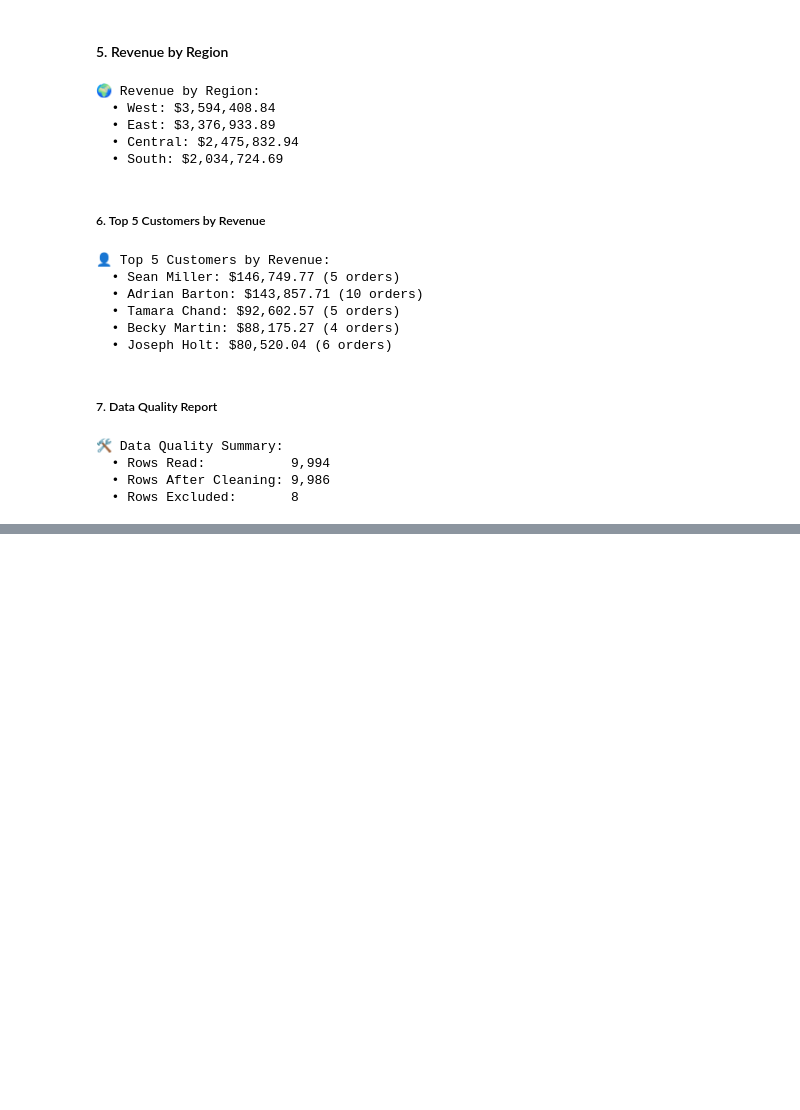
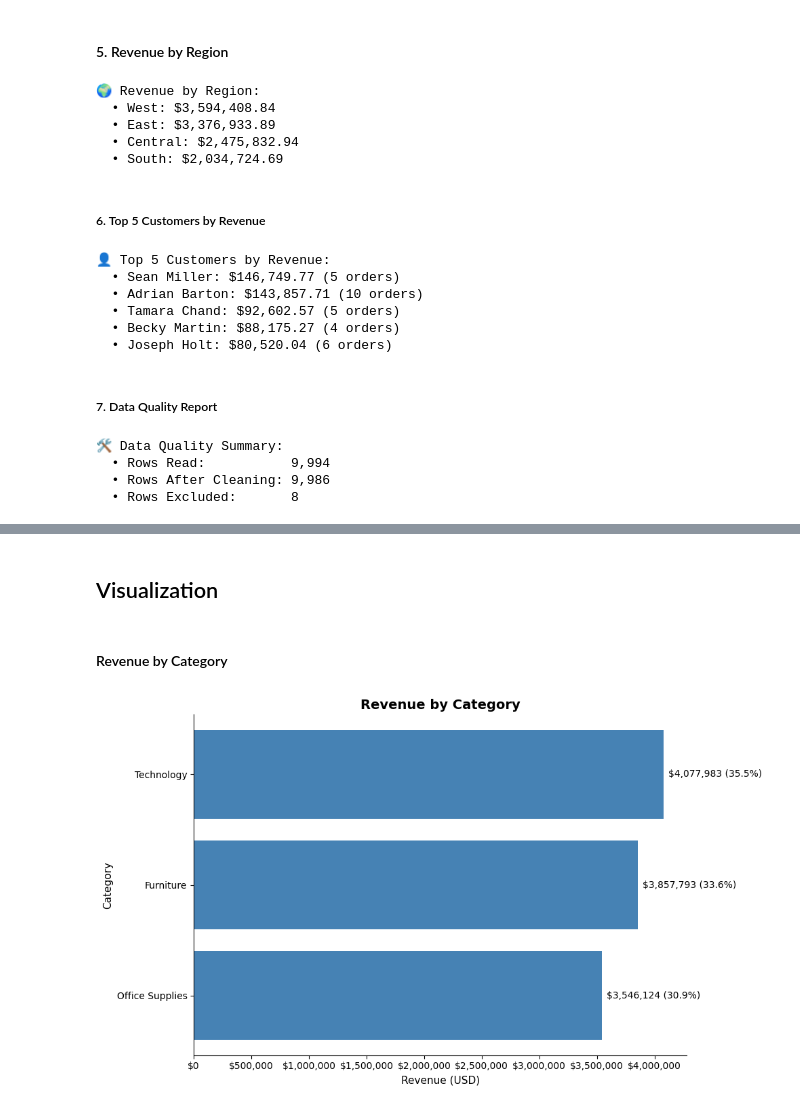
Before and after one commit to adilshah150139/Sales-Exploratory-Enalysis-Python, a Jupyter notebook: NoteBookes/Sales_Analysis.ipynb, the cells around one changed output, grey strips where cells are left out. Cells and saved outputs as stored; diff of their text form; code cells hidden in the pictures; blank space fills up the shorter version.

Commit message:
Visualizing Data

```diff
--- a/NoteBookes/Sales_Analysis.ipynb
+++ b/NoteBookes/Sales_Analysis.ipynb
@@ -315,7 +315,7 @@ def generate_summary_report(df):
     print(f"  • Average Order Value: ${summary['average_order_value']:,.2f}")
     print(f"  • Average Discount:    {summary['avg_discount_rate']*100:.1f}%")
     return summary
-if generate_summary_report is not None:
+if df_cleaned is not None:
     summary = generate_summary_report(df_cleaned)
 # %% [output]
 📊 Generating Summary Report...
@@ -355,7 +355,7 @@ def get_revenue_by_category(df, summary):
 
     return summary
 
-if get_revenue_by_category is not None:
+if df_cleaned is not None:
     summary = get_revenue_by_category(df_cleaned, summary)
 # %% [output]
 📊 Revenue by Category:
@@ -385,7 +385,7 @@ def get_revenue_by_subcategory(df, summary):
 
     return summary
 
-if get_revenue_by_subcategory is not None:
+if df_cleaned is not None:
     summary = get_revenue_by_subcategory(df_cleaned, summary)
 # %% [output]
 📊 Top 10 Sub-Categories:
@@ -546,3 +570,49 @@ revenue_by_subcategory
 revenue_by_region
 top_5_customers
 data_quality
+# %% [markdown]
+## Visualization
+# %% [markdown]
+#### Revenue by Category
+# %%
+# ============================================
+# VISUALIZATION: Revenue by Category (Bar Chart)
+# ============================================
+
+# Build a DataFrame from the summary list
+df_cat = pd.DataFrame(summary['revenue_by_category'])
+
+# Sort so the largest is on top
+df_cat = df_cat.sort_values('revenue', ascending=True)
+
+# Create the plot
+fig, ax = plt.subplots(figsize=(10, 6))
+bars = ax.barh(df_cat['category'], df_cat['revenue'], color='steelblue')
+
+# Add labels to each bar
+for bar, revenue, pct in zip(bars, df_cat['revenue'], df_cat['percentage']):
+    ax.text(
+        bar.get_width() + (df_cat['revenue'].max() * 0.01),
+        bar.get_y() + bar.get_height() / 2,
+        f'${revenue:,.0f} ({pct:.1f}%)',
+        va='center',
+        fontsize=10
+    )
+
+# Titles and labels
+ax.set_title('Revenue by Category', fontsize=14, fontweight='bold')
+ax.set_xlabel('Revenue (USD)', fontsize=11)
+ax.set_ylabel('Category', fontsize=11)
+
+# Format x-axis with commas
+ax.xaxis.set_major_formatter(plt.FuncFormatter(lambda x, _: f'${x:,.0f}'))
+
+# Remove top and right borders for a cleaner look
+ax.spines['top'].set_visible(False)
+ax.spines['right'].set_visible(False)
+
+plt.tight_layout()
+plt.savefig('revenue_by_category_bar.png', dpi=150, bbox_inches='tight')
+plt.show()
+# %% [output]
+[figure, added]
```
Also changed, not shown: parts of 4 cells of this notebook.
